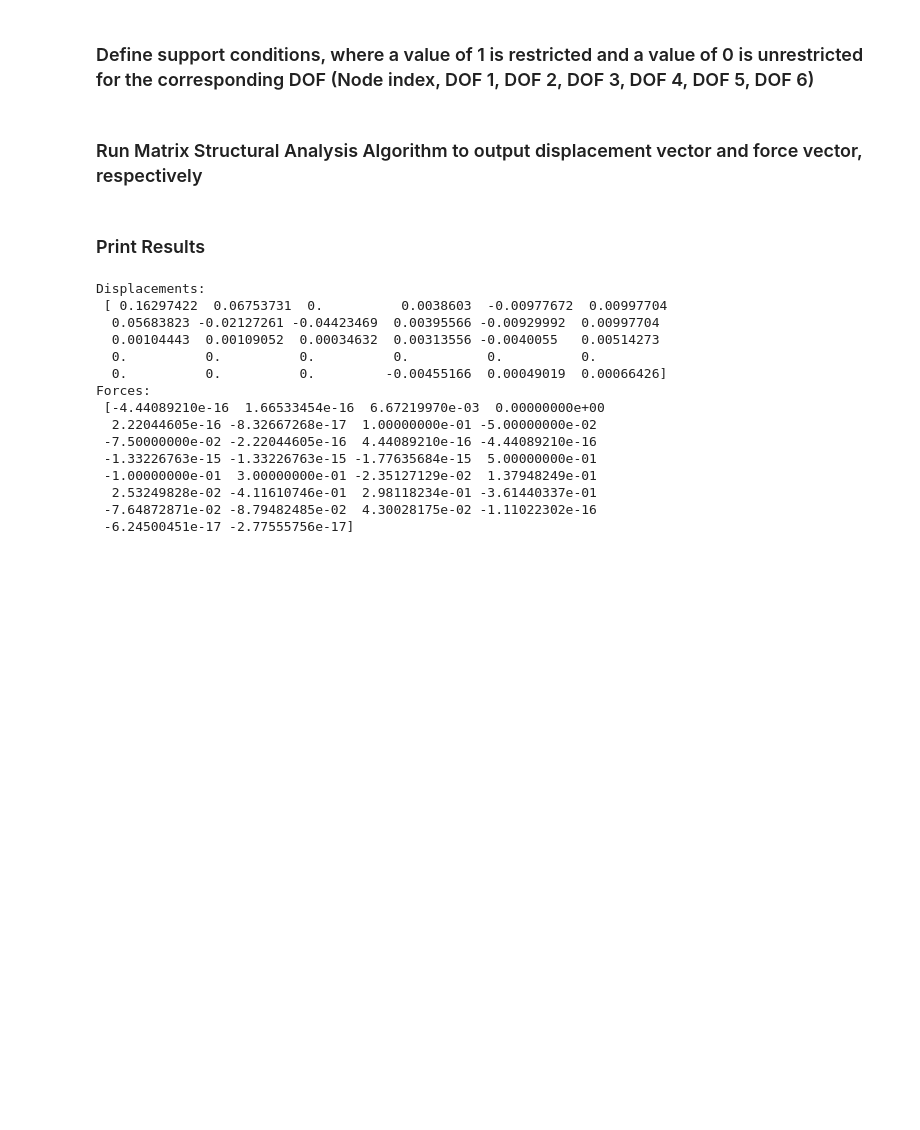
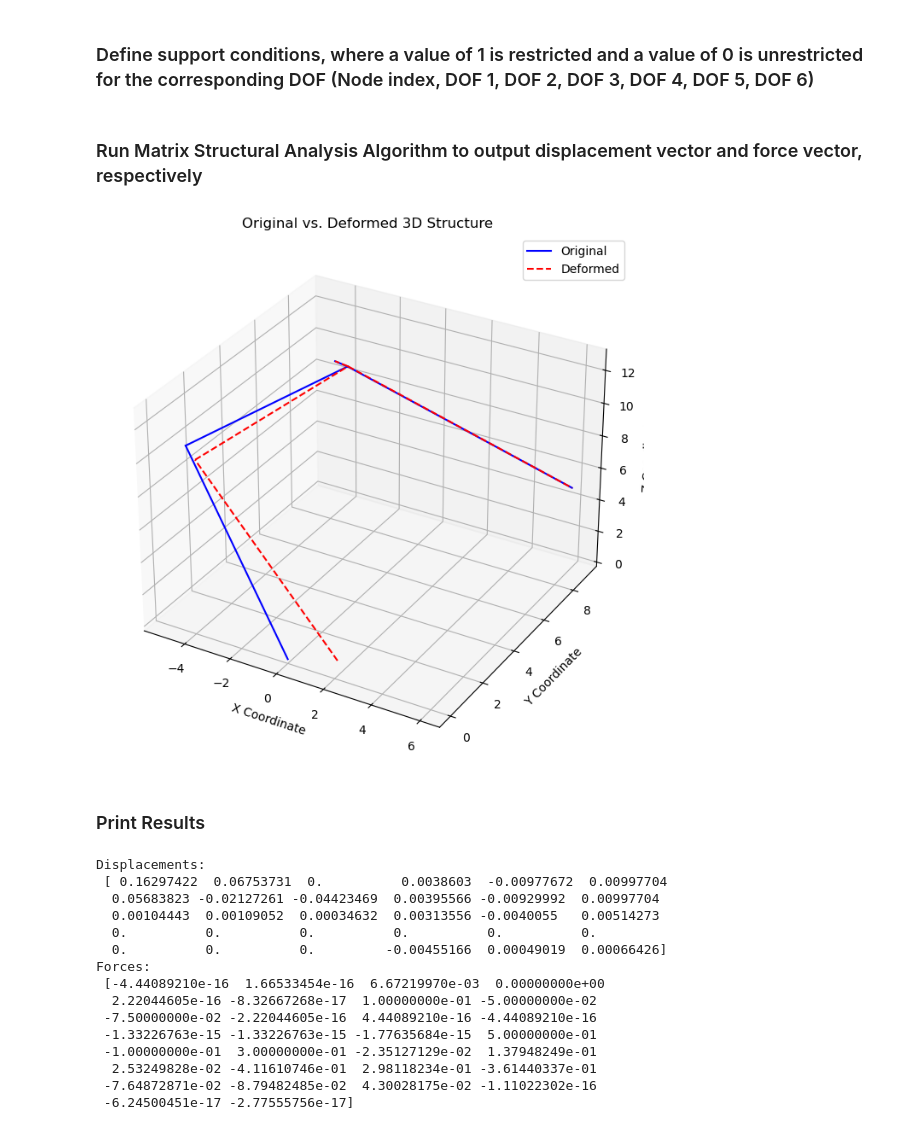
Before and after one commit to jacobpgarrett/Assignment_2, a Jupyter notebook: tutorials/tutorial2.ipynb, the cells around one changed output. Drawn from its saved outputs; the diff is of its cells as text; code cells hidden in the pictures; blank space fills up the shorter version.

Commit message:
Added nonlinear analysis component

```diff
--- a/tutorials/tutorial2.ipynb
+++ b/tutorials/tutorial2.ipynb
@@ -49,7 +49,9 @@ supports = np.array([support_0, support_1, support_2, support_3, support_4])
 # %% [markdown]
 ### Run Matrix Structural Analysis Algorithm to output displacement vector and force vector, respectively
 # %%
-del_vec, F_vec = mat_struct(nodes, element_connect, f_appl, supports)
+del_vec, F_vec = nonlinear_analysis(nodes, element_connect, f_appl, supports)
+# %% [output]
+[figure, added]
 # %% [markdown]
 ### Print Results
 # %%
```
Also changed, not shown: parts of 1 cell of this notebook, 6 other files.
